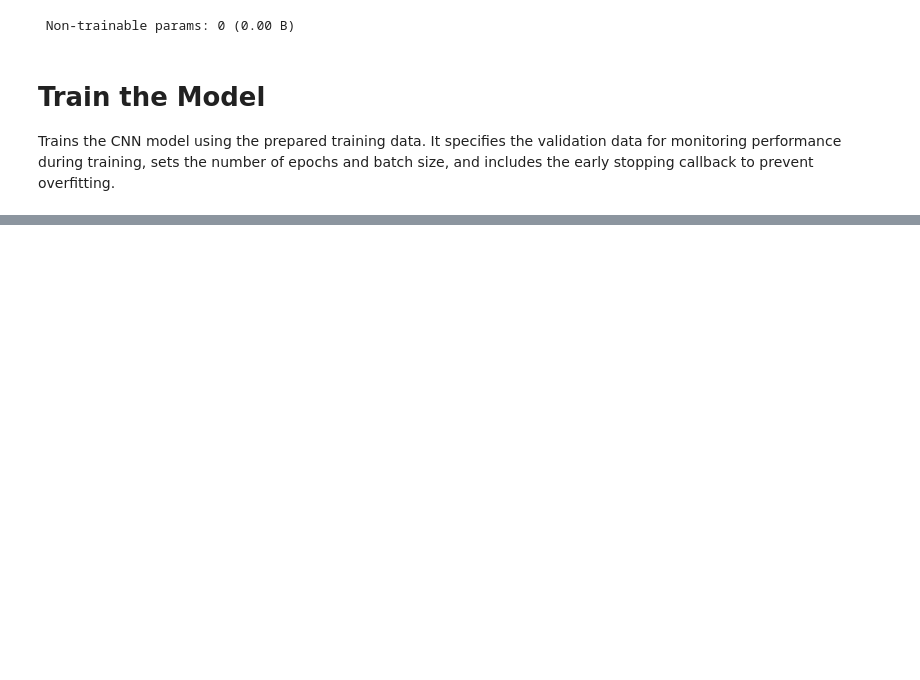
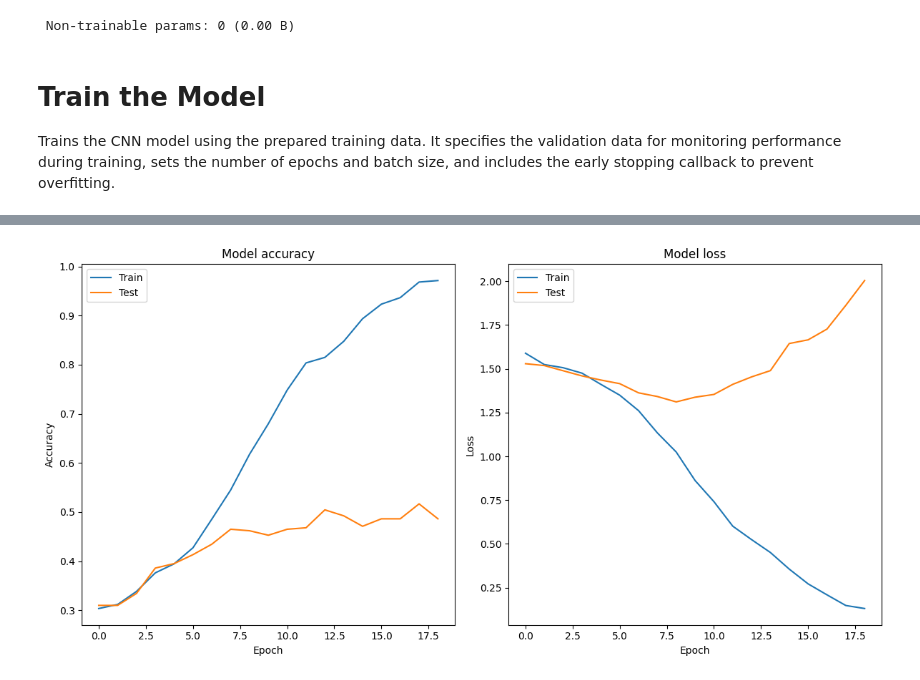
Before and after one commit to lsrodri/KneeOsteoarthritis, a Jupyter notebook: notebooks/Custom_CNN.ipynb, the cells around one changed output, grey strips where cells are left out. Saved outputs shown, nothing was run; the diff lists cells and outputs as text; code cells hidden in the pictures; blank space fills up the shorter version.

```diff
--- a/notebooks/Custom_CNN.ipynb
+++ b/notebooks/Custom_CNN.ipynb
@@ -204,7 +201,6 @@ def build_cnn_model(hp):
 
     return model
 
-# Instantiate the tuner
 tuner = kt.BayesianOptimization(
     build_cnn_model,
     objective="val_accuracy",
@@ -213,6 +209,7 @@ tuner = kt.BayesianOptimization(
     directory="knee_osteoarthritis_kt",
     project_name="cnn_tuning",
     overwrite=True,
+    max_consecutive_failed_trials=5
 )
 
 tuner.search_space_summary()
@@ -349,0 +374,24 @@ Epoch 14/30
+# %%
+import matplotlib.pyplot as plt
+
+plt.figure(figsize=(12, 6))
+plt.subplot(1, 2, 1)
+plt.plot(history.history['accuracy'])
+plt.plot(history.history['val_accuracy'])
+plt.title('Model accuracy')
+plt.ylabel('Accuracy')
+plt.xlabel('Epoch')
+plt.legend(['Train', 'Test'], loc='upper left')
+
+plt.subplot(1, 2, 2)
+plt.plot(history.history['loss'])
+plt.plot(history.history['val_loss'])
+plt.title('Model loss')
+plt.ylabel('Loss')
+plt.xlabel('Epoch')
+plt.legend(['Train', 'Test'], loc='upper left')
+
+plt.tight_layout()
+plt.show()
+# %% [output]
+[figure, added]
```
Also changed, not shown: parts of 8 cells of this notebook.
